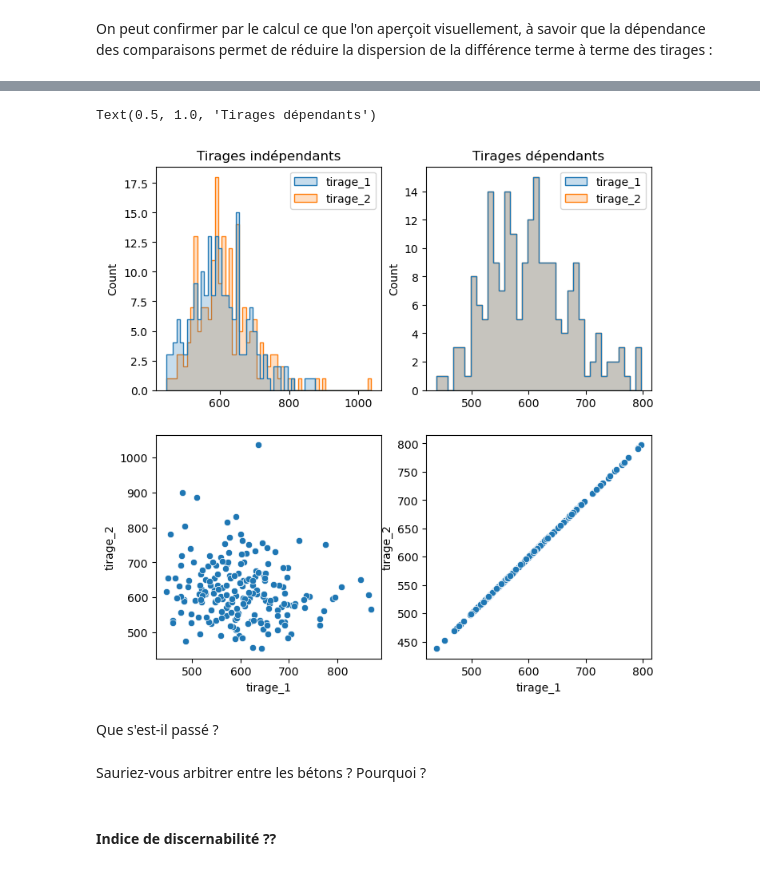
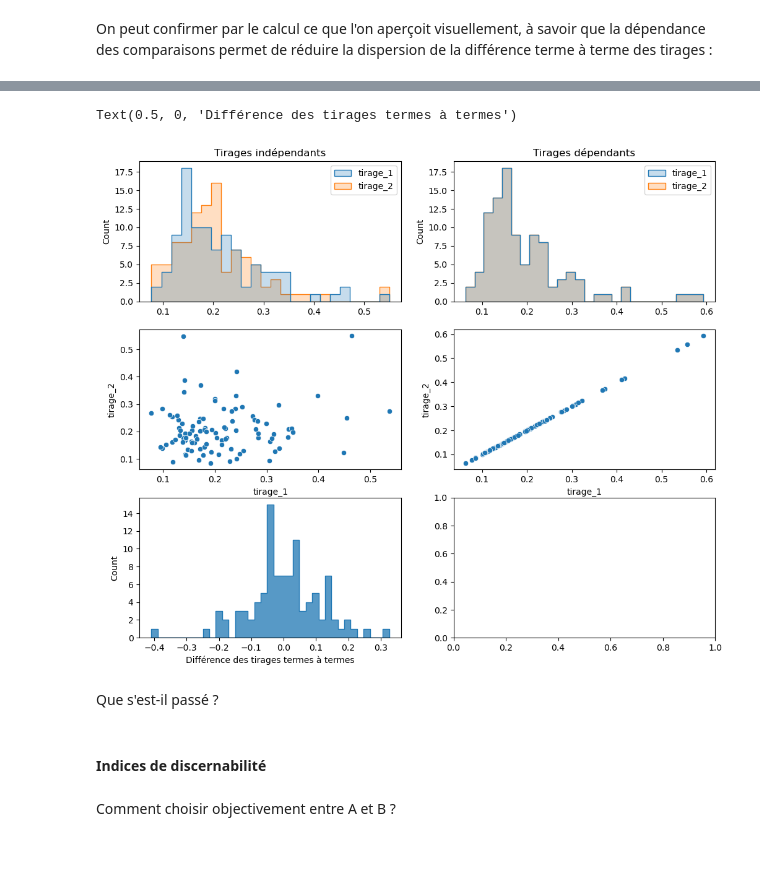
Before and after one commit to tchevilliet/ANCYV_2025, a Jupyter notebook: 4_Analyse_d_incertitudes.ipynb, the cells around one changed output, grey strips where cells are left out. Saved outputs shown, nothing was run; the diff lists cells and outputs as text; code cells hidden in the pictures.

```diff
--- a/4_Analyse_d_incertitudes.ipynb
+++ b/4_Analyse_d_incertitudes.ipynb
@@ -101,5 +157,6 @@ On peut commencer par faire des tirages alétoires sur l'indice de potentiel de
 # %%
-lca_unc_B = bc.LCA(demand={beton_B.id : 1.0},method=gwp100,use_distributions=True) # L'argument use_distribution=True indique de préparer les matrices pour des tirages aléatoires
+n_MC = 100
+lca_unc_B = bc.LCA(demand={beton_B.id : 1.0},method=fw_eutro,use_distributions=True) # L'argument use_distribution=True indique de préparer les matrices pour des tirages aléatoires
 lca_unc_B.lci()
 lca_unc_B.lcia()
 
@@ -124,15 +210,14 @@ Qu'en pensez-vous ? Sauriez-vous arbitrer entre ces deux bétons ?
 Nous avons réalisé des tirages indépendants, au sens où nous avons tiré indépendamment n_MC fois les coefficients des matrices du calcul ACV pour chaque béton. Nous pourrions considérer que lorsque un coefficient est tiré (par exemple un coefficient de la matrice environnementale comme l'émission de CO2 dans l'air pour une production d'1 kWh électrique en France) pour le béton A il doit rester le même pour le béton B, afin de  ne pas générer de différence là où les deux procédés sont identiques (pour poursuivre l'exemple, on fait l'hypothèse que les bétons A et B sont produits avec le même mix électrique).
 # %%
 demands = [{beton_A.id : 1.0},{beton_B.id : 1.0}] # liste des demandes
-lca = bc.LCA(demand=demands[0],method=gwp100,use_distributions=True) # On initialise l'ACV, la demande ici importe peu
+lca = bc.LCA(demand=demands[0],method=fw_eutro,use_distributions=True) # On initialise l'ACV, la demande ici importe peu
 lca.lci()
 lca.lcia()
 tirages = {'Béton A' : [],'Béton B' : []} # dictionnaire de listes vides dans lesquelles on stockera les résultats
 
 for _ in range(n_MC) : # On fait n_MC tirages
     next(lca) # On tire les matrices
-    tmp = [] # On crée une liste temporaire pour stocker les résultats sur les deux demandes
-    lca.redo_lcia(demands[0])
+    lca.redo_lcia(demands[0]) # On calcule la matrice d'inventaire caractérisée pour la demande spécifiée
     tirages['Béton A' ].append(lca.score)
-    lca.redo_lcia(demands[1])
+    lca.redo_lcia(demands[1]) # On calcule la matrice d'inventaire caractérisée pour la demande spécifiée, sans changer les matrices A, B et C !!!!!!
     tirages['Béton B' ].append(lca.score)
@@ -179,6 +271,6 @@ On illustre ce que veut dire une comparaison dépendante/indépendante en compar
 # %%
 demand = {beton_A.id : 1.0} # liste des demandes
-lca = bc.LCA(demand=demand,method=gwp100,use_distributions=True) # On initialise l'ACV
+lca = bc.LCA(demand=demand,method=fw_eutro,use_distributions=True) # On initialise l'ACV
 lca.lci()
 lca.lcia()
 tirages = {'tirage_1' : [],'tirage_2' : []} # dictionnaire de listes vides dans lesquelles on stockera les résultats
@@ -210,18 +302,23 @@ df_tirages_dep
 # %%
-lca = bc.LCA(demand=demand,method=gwp100,use_distributions=True) # On initialise l'ACV
+lca = bc.LCA(demand=demand,method=fw_eutro,use_distributions=True) # On initialise l'ACV
 lca.lci()
 lca.lcia()
 df_tirages_inde = pd.DataFrame({'tirage_1':[lca.score for _ in zip(lca,range(n_MC))],'tirage_2':[lca.score for _ in zip(lca,range(n_MC))]})
 # %%
-fig, ax = plt.subplots(2,2,figsize=(8,8))
-sns.histplot(df_tirages_inde,element='step',ax=ax[0,0],binwidth=10)
-sns.histplot(df_tirages_dep,element='step',ax=ax[0,1],binwidth=10)
+fig, ax = plt.subplots(3,2,figsize=(12,10))
+sns.histplot(df_tirages_inde,element='step',ax=ax[0,0],binwidth=0.02)
+sns.histplot(df_tirages_dep,element='step',ax=ax[0,1],binwidth=0.02)
 sns.scatterplot(df_tirages_inde,x='tirage_1',y='tirage_2',ax=ax[1,0])
 sns.scatterplot(df_tirages_dep,x='tirage_1',y='tirage_2',ax=ax[1,1])
+sns.histplot(df_tirages_inde['tirage_1']-df_tirages_inde['tirage_2'],element='step',ax=ax[2,0],binwidth=0.02)
+# sns.histplot(df_tirages_dep['tirage_1']-df_tirages_dep['tirage_2'],element='step',ax=ax[2,1])
 ax[0,0].set_title(f"Tirages indépendants")
 ax[0,1].set_title(f"Tirages dépendants")
+# ax[2,1].set_xlim(-0.4,0.4)
+ax[2,0].set_xlabel(f"Différence des tirages termes à termes")
+# ax[2,1].set_xlabel(f"Différence des tirages termes à termes")
 # %% [output]
-Text(0.5, 1.0, 'Tirages dépendants')
+Text(0.5, 0, 'Différence des tirages termes à termes')
-[figure, old version]
+[figure, new version]
 # %% [markdown]
 Que s'est-il passé ?
@@ -230,5 +325,5 @@ np.des
-# %% [markdown]
-Sauriez-vous arbitrer entre les bétons ? Pourquoi ?
 # %% [markdown]
-#### Indice de discernabilité ??
+#### Indices de discernabilité
+# %% [markdown]
+Comment choisir objectivement entre A et B ?
 # %% [markdown]
```
Also changed, not shown: parts of 50 cells of this notebook, 10 other files.
